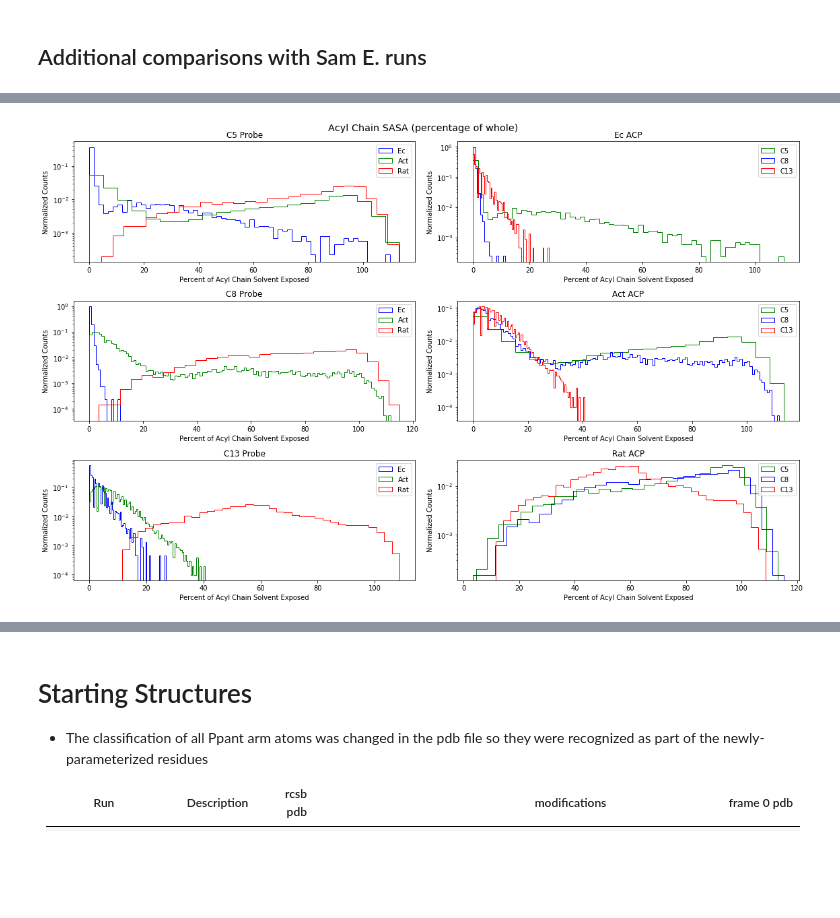
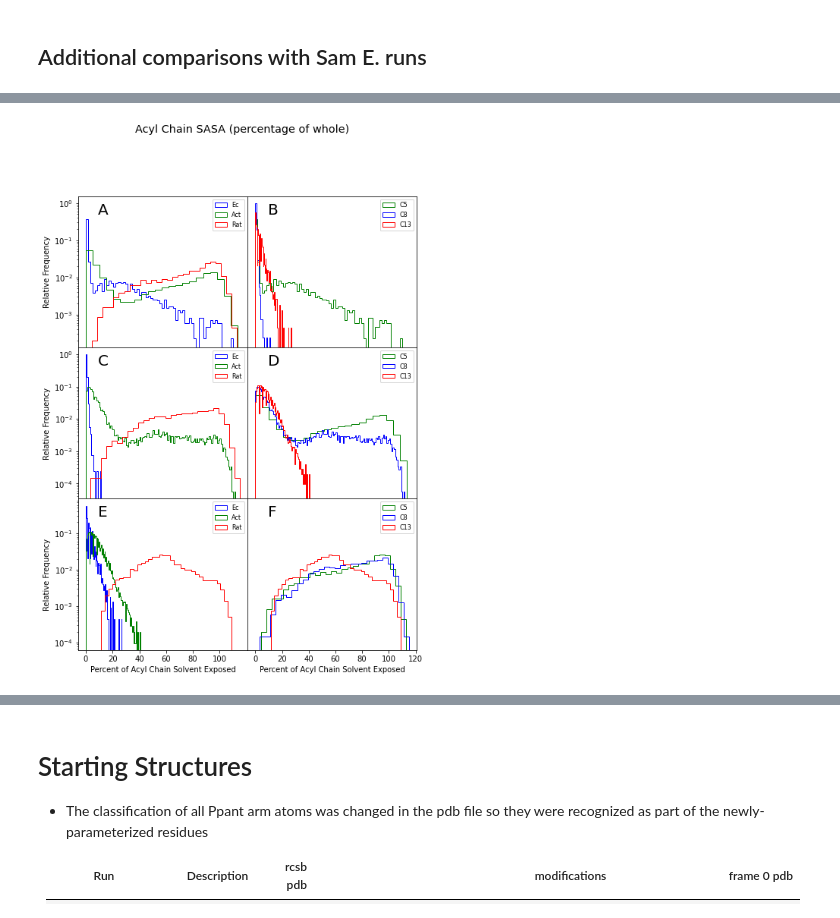
Before and after one commit to CHLresearchgroup/coire, a Jupyter notebook: CGHPaper.ipynb, the cells around one changed output, grey strips where cells are left out. Saved outputs shown, nothing was run; the diff lists cells and outputs as text; code cells hidden in the pictures; blank space fills up the shorter version.

```diff
--- a/CGHPaper.ipynb
+++ b/CGHPaper.ipynb
@@ -977,0 +982,7 @@ dRMSD_190604_6['protein_smoothed_0.01'] = smData
+# %%
+timeNS = []
+for x in range(len(dSASA_200118["time"])):
+    timeNS.append(dSASA_200118["time"][x]/1000)
+dSASA_200118["time (ns)"] = timeNS
+dRMSD_200118["time (ns)"] = timeNS
+dGyration_200118["time (ns)"] = timeNS
@@ -1217,70 +1295,84 @@ import matplotlib.pyplot as plt
 import matplotlib.image as mpimg
 fig = plt.figure(1)
 plt.suptitle('Acyl Chain SASA (percentage of whole)', y = 1, fontsize = 'x-large')
-gridspec.GridSpec(12,12)
+gs = gridspec.GridSpec(3,2)
 
-plt.subplot2grid((12,12), (0,0), colspan=6, rowspan=4)
+## C5 Probe
+ax0 = plt.subplot(gs[0])
 plt.hist(dSASA_200115['C2-C5_percentage'], 'auto', density = 1, color='blue', histtype='step', stacked=True, label ='Ec')
 plt.hist(np.concatenate((dSASA_200118['C2-C5_percentage'], dSASA_200119['C2-C5_percentage']), axis=None), 'auto', density = 1, color='green', histtype='step', stacked=True, label ='Act')
 plt.hist(dSASA_200124['C2-C5_percentage'], 'auto', density = 1, color='red', histtype='step', stacked=True, label ='Rat')
-plt.xlabel("Percent of Acyl Chain Solvent Exposed")
-plt.ylabel("Normalized Counts")
+plt.setp(ax0.get_xticklabels(), visible=False)
+plt.tick_params(axis = "x", which = "both", bottom = False)
+plt.ylabel("Relative Frequency")
 plt.yscale("log")
-plt.title("C5 Probe")
-plt.legend(loc="upper right", markerscale=10)
+plt.legend(loc="upper right", fontsize=8)
 
-plt.subplot2grid((12,12), (4,0), colspan=6, rowspan=4)
+## C8 Probe
+ax2 = plt.subplot(gs[2], sharex=ax0)
 plt.hist(dSASA_200116['C2-C8_percentage'], 'auto', density = 1, color='blue', histtype='step', stacked=True, label ='Ec')
 plt.hist(np.concatenate((dSASA_200120['C2-C8_percentage'], dSASA_200121['C2-C8_percentage']), axis=None), 'auto', density = 1, color='green', histtype='step', stacked=True, label ='Act')
 plt.hist(dSASA_200125['C2-C8_percentage'], 'auto', density = 1, color='red', histtype='step', stacked=True, label ='Rat')
-plt.xlabel("Percent of Acyl Chain Solvent Exposed")
-plt.ylabel("Normalized Counts")
+plt.setp(ax2.get_xticklabels(), visible=False)
+plt.tick_params(axis = "x", which = "both", bottom = False, right = False)
+plt.ylabel("Relative Frequency")
 plt.yscale("log")
-plt.title("C8 Probe")
-plt.legend(loc="upper right", markerscale=10)
+plt.legend(loc="upper right", fontsize=8)
 
-plt.subplot2grid((12,12), (8,0), colspan=6, rowspan=4)
+## C13 probe
+ax4=plt.subplot(gs[4], sharex=ax0)
 plt.hist(dSASA_200117['C2-C13_percentage'], 'auto', density = 1, color='blue', histtype='step', stacked=True, label ='Ec')
 plt.hist(np.concatenate((dSASA_200122['C2-C13_percentage'], dSASA_200123['C2-C13_percentage']), axis=None), 'auto', density = 1, color='green', histtype='step', stacked=True, label ='Act')
 plt.hist(dSASA_200126['C2-C13_percentage'], 'auto', density = 1, color='red', histtype='step', stacked=True, label ='Rat')
 plt.xlabel("Percent of Acyl Chain Solvent Exposed")
-plt.ylabel("Normalized Counts")
+plt.ylabel("Relative Frequency")
+plt.tick_params(axis = "y", which = "both", bottom = False, right = False)
 plt.yscale("log")
-plt.title("C13 Probe")
-plt.legend(loc="upper right", markerscale=10)
+plt.legend(loc="upper right", fontsize=8)
+ax4.set_xticks([0,20,40,60,80,100])
 
-plt.subplot2grid((12,12), (0,6), colspan=6, rowspan=4)
+##Ec ACP
+ax1=plt.subplot(gs[1], sharey=ax0)
 plt.hist(dSASA_200115['C2-C5_percentage'], 'auto', density = 1, color='green', histtype='step', stacked=True, label ='C5')
 plt.hist(dSASA_200116['C2-C8_percentage'], 'auto', density = 1, color='blue', histtype='step', stacked=True, label ='C8')
 plt.hist(dSASA_200117['C2-C13_percentage'], 'auto', density = 1, color='red', histtype='step', stacked=True, label ='C13')
-plt.xlabel("Percent of Acyl Chain Solvent Exposed")
-plt.ylabel("Normalized Counts")
-plt.legend(loc="upper right", markerscale=10)
+plt.setp(ax1.get_xticklabels(), visible=False)
+plt.setp(ax1.get_yticklabels(), visible=False)
+plt.tick_params(axis = "both", which = "both", bottom = False, left = False)
+plt.legend(loc="upper right", fontsize=8)
 plt.yscale("log")
-plt.title("Ec ACP")
 
-plt.subplot2grid((12,12), (4,6), colspan=6, rowspan=4)
+##Act ACP
+ax3=plt.subplot(gs[3], sharex=ax1, sharey=ax2)
 plt.hist(np.concatenate((dSASA_200119['C2-C5_percentage'], dSASA_200118['C2-C5_percentage']), axis=None), 'auto', density = 1, color='green', histtype='step', stacked=True, label ='C5')
 plt.hist(np.concatenate((dSASA_200120['C2-C8_percentage'], dSASA_200121['C2-C8_percentage']), axis=None), 'auto', density = 1, color='blue', histtype='step', stacked=True, label ='C8')
 plt.hist(np.concatenate((dSASA_200122['C2-C13_percentage'], dSASA_200123['C2-C13_percentage']), axis=None), 'auto', density = 1, color='red', histtype='step', stacked=True, label ='C13')
-plt.xlabel("Percent of Acyl Chain Solvent Exposed")
-plt.ylabel("Normalized Counts")
-plt.legend(loc="upper right", markerscale=10)
+plt.setp(ax3.get_xticklabels(), visible=False)
+plt.setp(ax3.get_yticklabels(), visible=False)
+plt.tick_params(axis = "both", which = "both", bottom = False, left = False)
+plt.legend(loc="upper right", fontsize=8)
 plt.yscale("log")
-plt.title("Act ACP")
 
-plt.subplot2grid((12,12), (8,6), colspan=6, rowspan=4)
+## Rat ACP
+ax5=plt.subplot(gs[5], sharex=ax1, sharey=ax4)
 plt.hist(dSASA_200124['C2-C5_percentage'], 'auto', density = 1, color='green', histtype='step', stacked=True, label ='C5')
 plt.hist(dSASA_200125['C2-C8_percentage'], 'auto', density = 1, color='blue', histtype='step', stacked=True, label ='C8')
 plt.hist(dSASA_200126['C2-C13_percentage'], 'auto', density = 1, color='red', histtype='step', stacked=True, label ='C13')
 plt.xlabel("Percent of Acyl Chain Solvent Exposed")
-plt.ylabel("Normalized Counts")
-plt.legend(loc="upper right", markerscale=10)
+plt.setp(ax5.get_yticklabels(), visible=False)
+plt.tick_params(axis = "y", which = "both", bottom = False, left = False)
+plt.legend(loc="upper right", fontsize=8)
 plt.yscale("log")
-plt.title("Rat ACP")
 
-fig.set_size_inches(w=16,h=10)
-fig.tight_layout()
-#plt.savefig("Figure3_mockup.png")
+fig.subplots_adjust(wspace=0, hspace=0)
+fig.text(0.17,0.85,"A", fontsize="20")
+fig.text(0.56,0.85,"B", fontsize="20")
+fig.text(0.17,0.599,"C", fontsize="20")
+fig.text(0.56,0.599,"D", fontsize="20")
+fig.text(0.17,0.348,"E", fontsize="20")
+fig.text(0.56,0.348,"F", fontsize="20")
+fig.set_size_inches(w=8,h=11)
+#fig.tight_layout()
+plt.savefig("SI_3_mockup.ps")
 plt.show()
 # %% [output]
@@ -1287 +1391 @@ plt.show()
-[figure, old version]
+[figure, new version]
```
Also changed, not shown: parts of 27 cells of this notebook, 15 other files.
